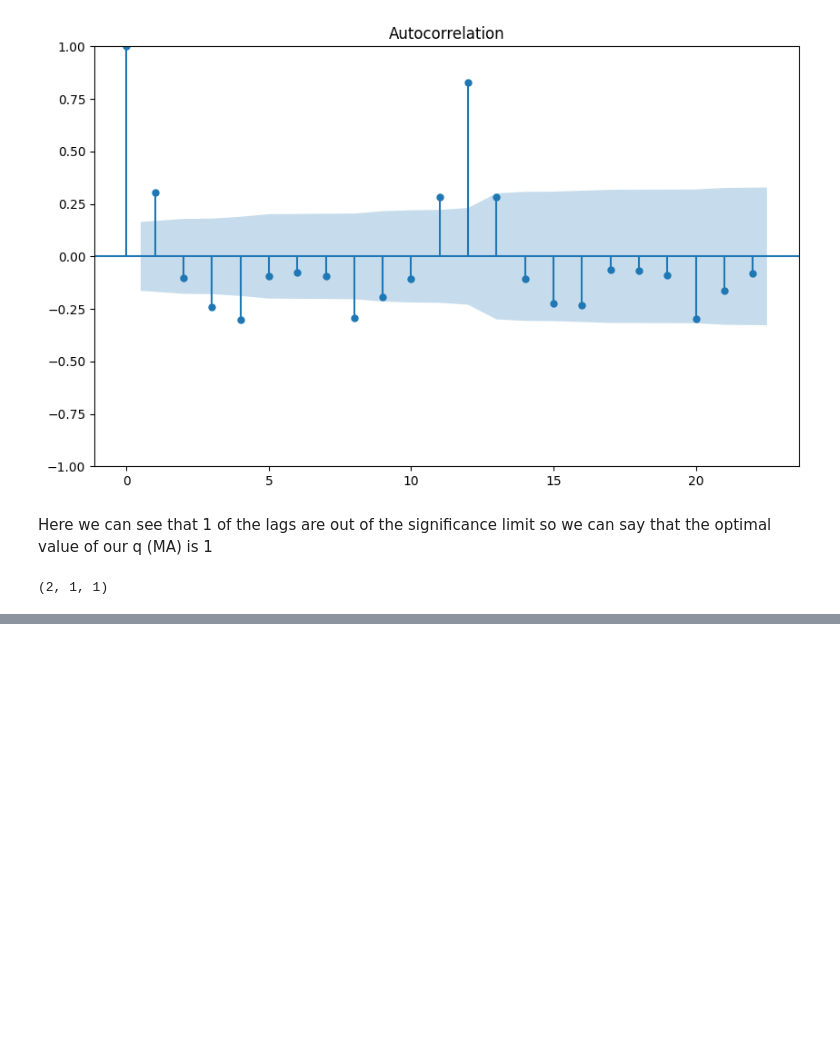
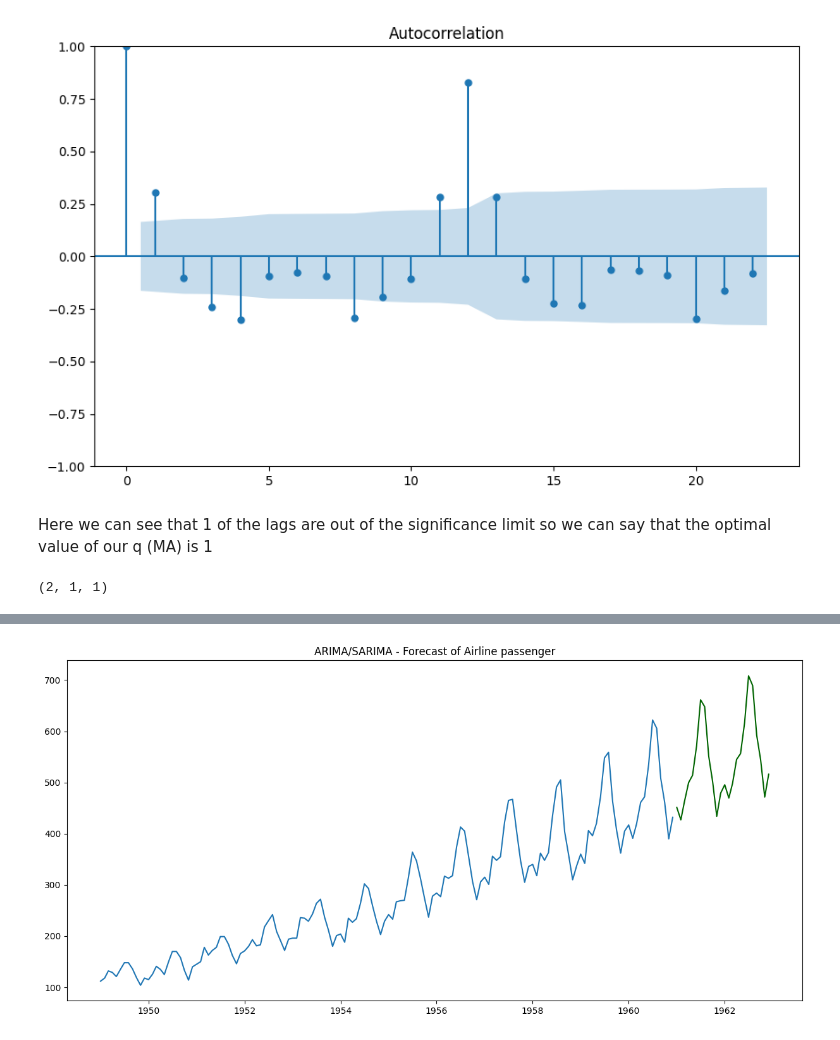
Before and after one commit to prateekkosta/Machine-Learning-Models, a Jupyter notebook: Time_Series_Modeling.ipynb, the cells around one changed output, grey strips where cells are left out. Drawn from its saved outputs; the diff is of its cells as text; code cells hidden in the pictures; blank space fills up the shorter version.

```diff
--- a/Time_Series_Modeling.ipynb
+++ b/Time_Series_Modeling.ipynb
@@ -426,0 +464,4 @@ ARIMA_model.order
+# %%
+forecast(SARIMA_model)
+# %% [output]
+[figure, added]
```
Also changed, not shown: parts of 8 cells of this notebook.
